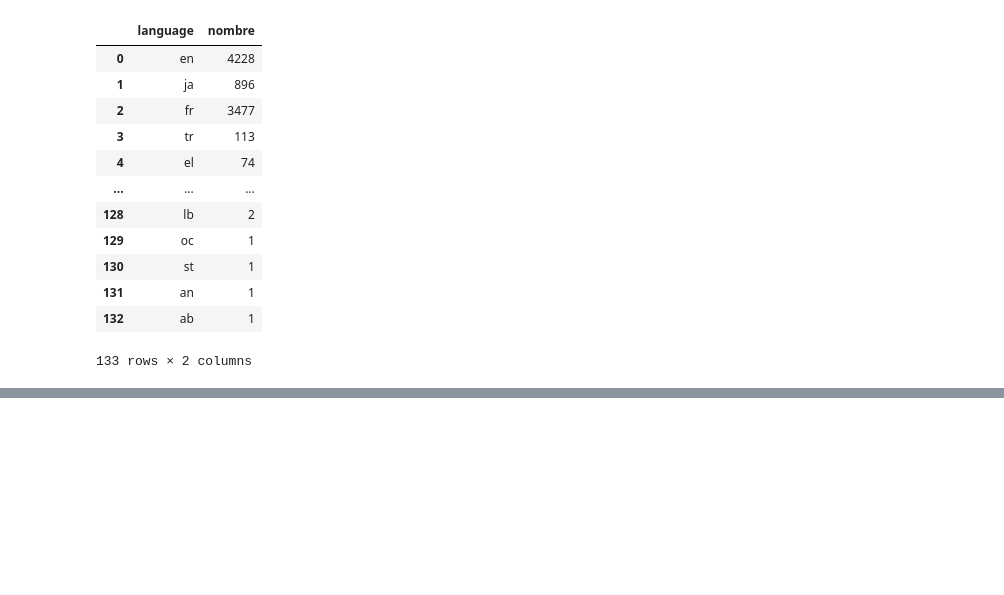
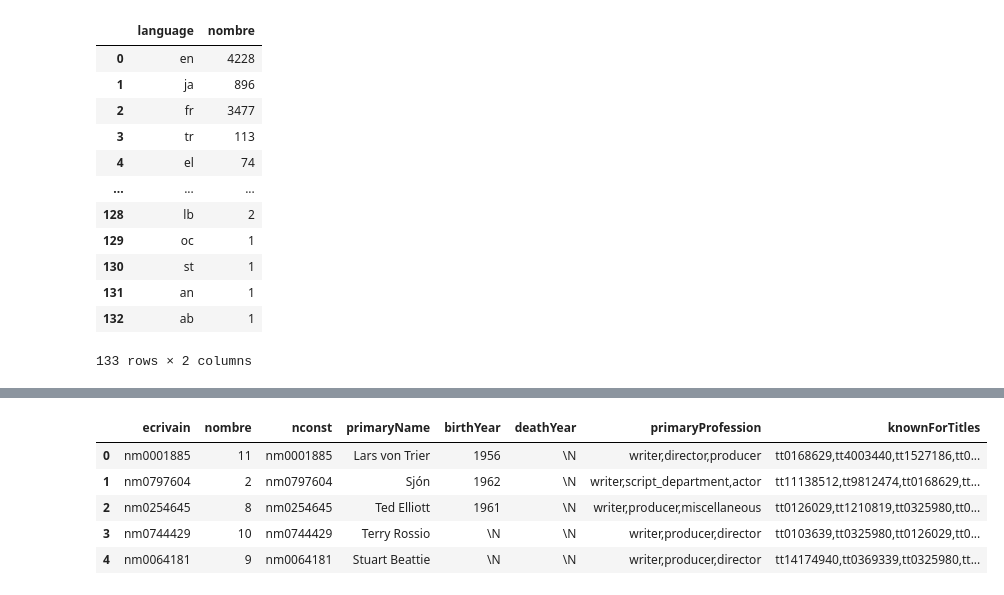
Before and after one commit to Cynthia-OK/CreuseLlywood, a Jupyter notebook: statistiques.ipynb, the cells around one changed output, grey strips where cells are left out. Saved outputs shown, nothing was run; the diff lists cells and outputs as text; code cells hidden in the pictures; blank space fills up the shorter version.

```diff
--- a/statistiques.ipynb
+++ b/statistiques.ipynb
@@ -535,0 +678,21 @@ test
+# %%
+df_ecrivain_sans_nom = pd.DataFrame(columns=['ecrivain','nombre'])
+
+
+for i in films['writers'].items():
+    # print(i[1])
+    # print(i[1])
+    # print(type(i[1]))
+    liste_ecrivain = i[1].split(",")
+    # print(liste_ecrivain)
+    # print(len(liste_ecrivain))
+    for ecrivain in liste_ecrivain:
+        if ecrivain not in df_ecrivain_sans_nom['ecrivain'].values:
+            # Ajouter une nouvelle ligne
+            new_row = pd.DataFrame({'ecrivain': [ecrivain], 'nombre': [1]})
+            df_ecrivain_sans_nom = pd.concat([df_ecrivain_sans_nom, new_row], ignore_index=True)
+        else:
+            # Incrémenter le compteur
+            idx = df_ecrivain_sans_nom[df_ecrivain_sans_nom['ecrivain'] == ecrivain].index
+            df_ecrivain_sans_nom.loc[idx, 'nombre'] += 1
+df_ecrivain_sans_nom
@@ -535,0 +713,15 @@ test
+# %%
+df_ecrivain_avec_nom = pd.merge(df_ecrivain_sans_nom,
+                                 name_basics,
+                                 how = 'left',
+                                 left_on = 'ecrivain',
+                                 right_on = 'nconst'
+                            )
+df_ecrivain_avec_nom.head()
+# %% [output]
+|  | ecrivain | nombre | nconst | primaryName | birthYear | deathYear | primaryProfession | knownForTitles |
+| 0 | nm0001885 | 11 | nm0001885 | Lars von Trier | 1956 | \N | writer,director,producer | tt0168629,tt4003440,tt1527186,tt0... |
+| 1 | nm0797604 | 2 | nm0797604 | Sjón | 1962 | \N | writer,script_department,actor | tt11138512,tt9812474,tt0168629,tt... |
+| 2 | nm0254645 | 8 | nm0254645 | Ted Elliott | 1961 | \N | writer,producer,miscellaneous | tt0126029,tt1210819,tt0325980,tt0... |
+| 3 | nm0744429 | 10 | nm0744429 | Terry Rossio | \N | \N | writer,producer,director | tt0103639,tt0325980,tt0126029,tt0... |
+| 4 | nm0064181 | 9 | nm0064181 | Stuart Beattie | \N | \N | writer,producer,director | tt14174940,tt0369339,tt0325980,tt... |
```
Also changed, not shown: parts of 27 cells of this notebook, 1 other file.
